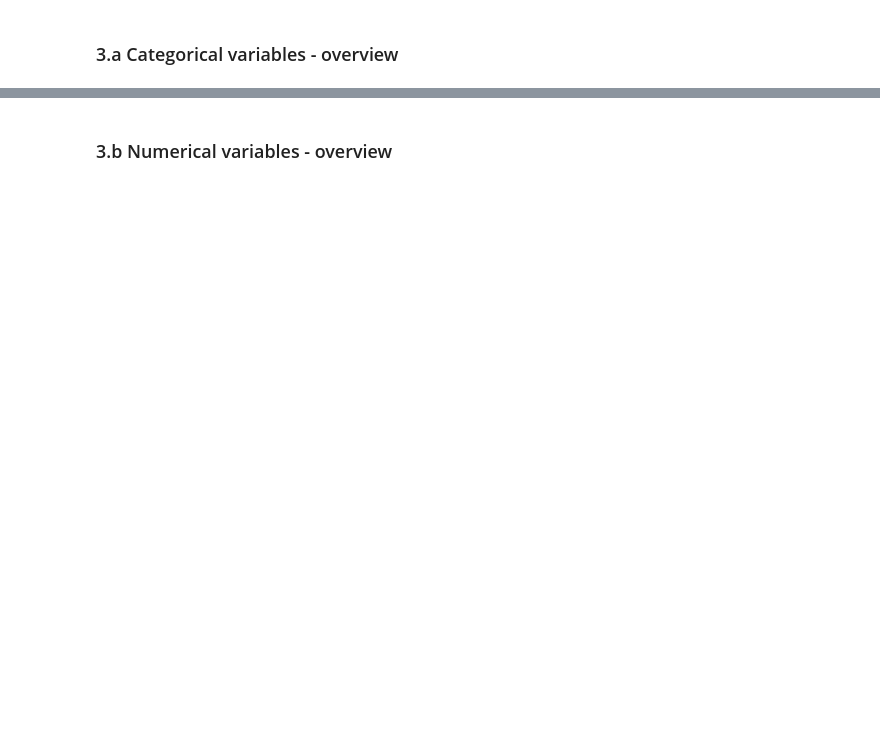
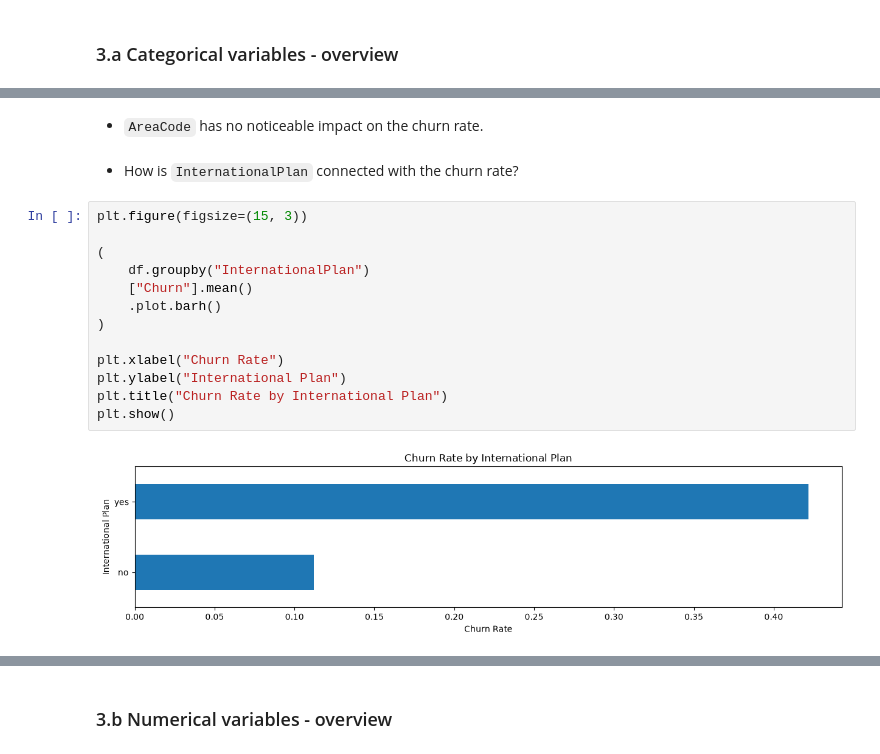
Before and after one commit to vinimsc/dat200-ca4, a Jupyter notebook: CA4-Group3.ipynb, the cells around one changed output, grey strips where cells are left out. Saved outputs shown, nothing was run; the diff lists cells and outputs as text; blank space fills up the shorter version.

```diff
--- a/CA4-Group3.ipynb
+++ b/CA4-Group3.ipynb
@@ -42,0 +103,19 @@ plt.show()
+# %% [markdown]
+* `AreaCode` has no noticeable impact on the churn rate.
+# %% [markdown]
+* How is `InternationalPlan` connected with the churn rate?
+# %%
+plt.figure(figsize=(15, 3))
+
+(
+    df.groupby("InternationalPlan")
+    ["Churn"].mean()
+    .plot.barh()
+)
+
+plt.xlabel("Churn Rate")
+plt.ylabel("International Plan")
+plt.title("Churn Rate by International Plan")
+plt.show()
+# %% [output]
+[figure, added]
```
Also changed, not shown: parts of 70 cells of this notebook.
